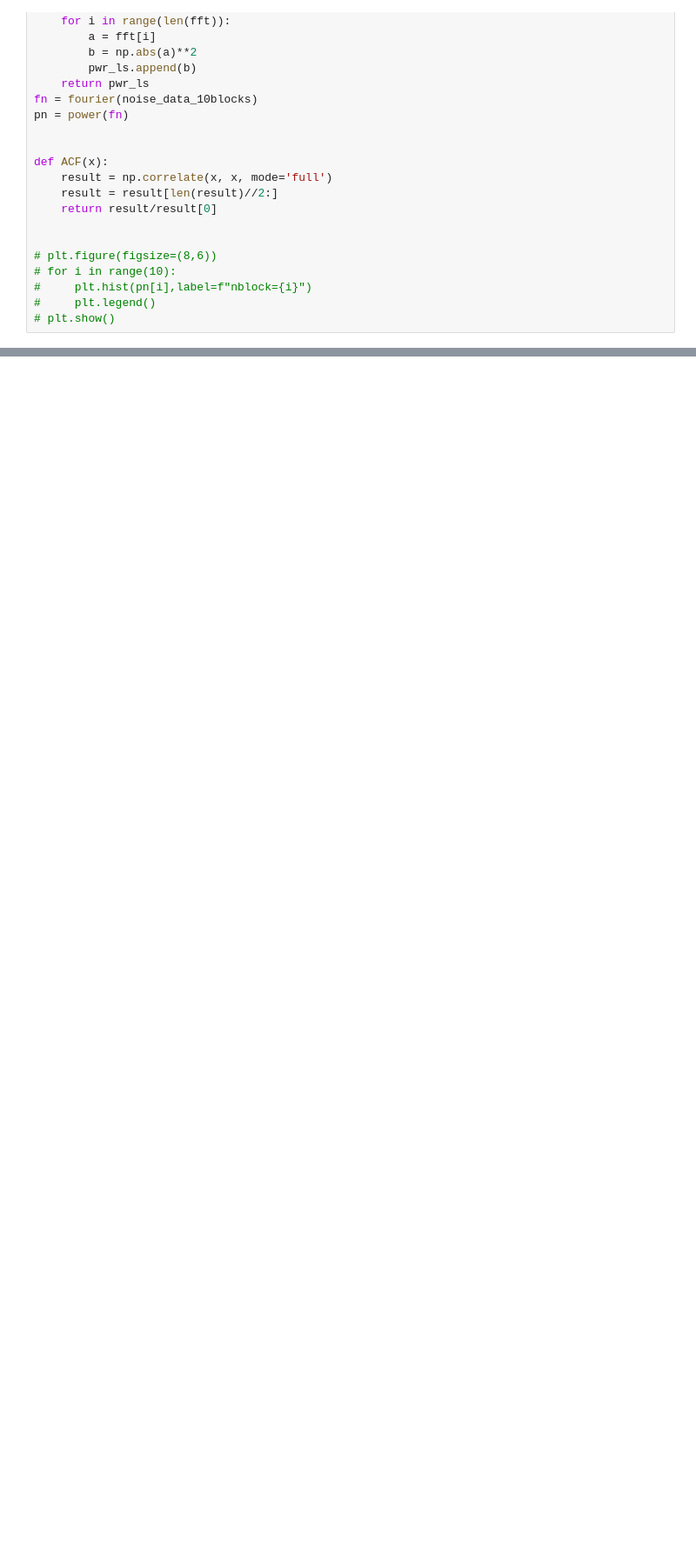
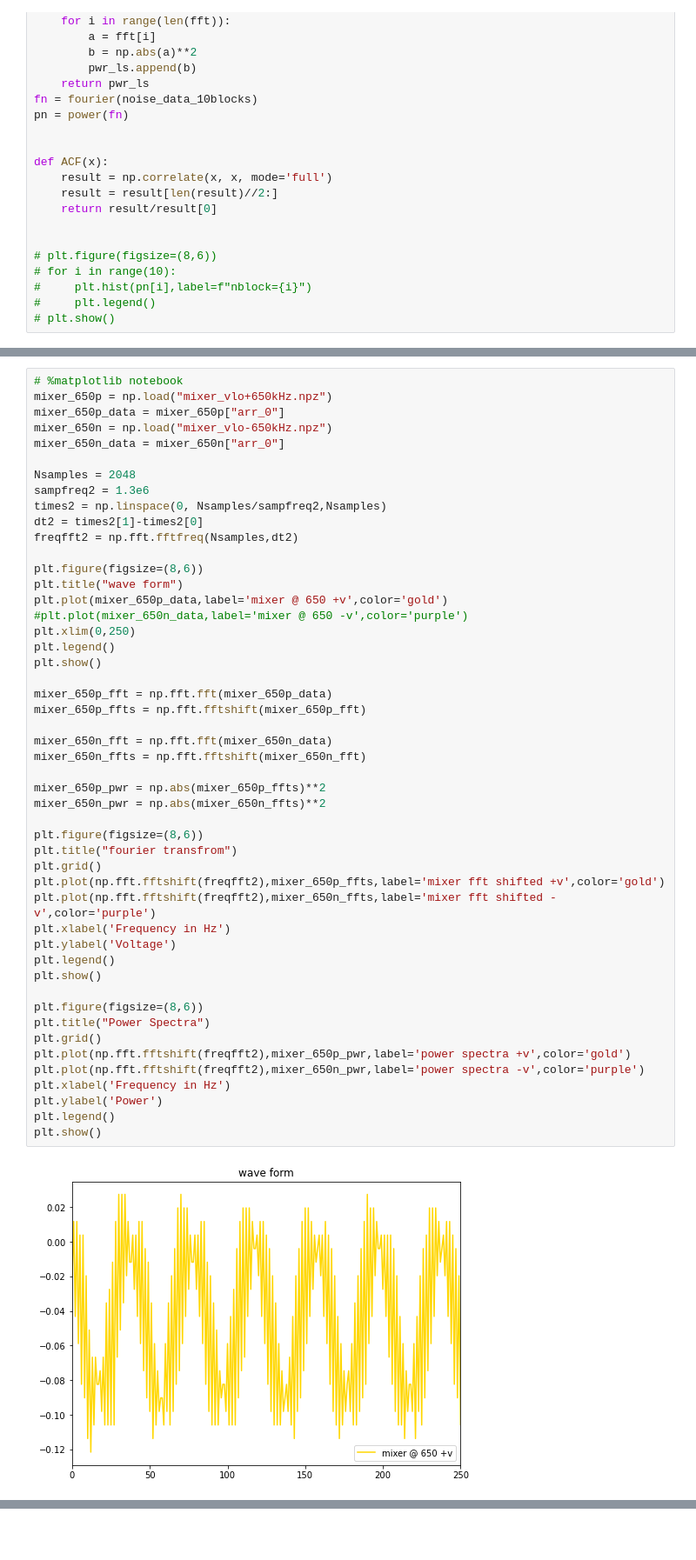
Before and after one commit to johnnyhff11/Lab1_scripts, a Jupyter notebook: Astro 121 lab 1 .ipynb, the cells around one changed output, grey strips where cells are left out. Shown at 87% size. Saved outputs shown, nothing was run; the diff lists cells and outputs as text; blank space fills up the shorter version.

```diff
--- a/Astro 121 lab 1 .ipynb
+++ b/Astro 121 lab 1 .ipynb
@@ -186,0 +186,51 @@ plt.show()
+# %%
+# %matplotlib notebook
+mixer_650p = np.load("mixer_vlo+650kHz.npz")
+mixer_650p_data = mixer_650p["arr_0"]
+mixer_650n = np.load("mixer_vlo-650kHz.npz")
+mixer_650n_data = mixer_650n["arr_0"]
+
+Nsamples = 2048
+sampfreq2 = 1.3e6
+times2 = np.linspace(0, Nsamples/sampfreq2,Nsamples)
+dt2 = times2[1]-times2[0]
+freqfft2 = np.fft.fftfreq(Nsamples,dt2)
+
+plt.figure(figsize=(8,6))
+plt.title("wave form")
+plt.plot(mixer_650p_data,label='mixer @ 650 +v',color='gold')
+#plt.plot(mixer_650n_data,label='mixer @ 650 -v',color='purple')
+plt.xlim(0,250)
+plt.legend()
+plt.show()
+
+mixer_650p_fft = np.fft.fft(mixer_650p_data)
+mixer_650p_ffts = np.fft.fftshift(mixer_650p_fft)
+
+mixer_650n_fft = np.fft.fft(mixer_650n_data)
+mixer_650n_ffts = np.fft.fftshift(mixer_650n_fft)
+
+mixer_650p_pwr = np.abs(mixer_650p_ffts)**2
+mixer_650n_pwr = np.abs(mixer_650n_ffts)**2
+
+plt.figure(figsize=(8,6))
+plt.title("fourier transfrom")
+plt.grid()
+plt.plot(np.fft.fftshift(freqfft2),mixer_650p_ffts,label='mixer fft shifted +v',color='gold')
+plt.plot(np.fft.fftshift(freqfft2),mixer_650n_ffts,label='mixer fft shifted -v',color='purple')
+plt.xlabel('Frequency in Hz')
+plt.ylabel('Voltage')
+plt.legend()
+plt.show()
+
+plt.figure(figsize=(8,6))
+plt.title("Power Spectra")
+plt.grid()
+plt.plot(np.fft.fftshift(freqfft2),mixer_650p_pwr,label='power spectra +v',color='gold')
+plt.plot(np.fft.fftshift(freqfft2),mixer_650n_pwr,label='power spectra -v',color='purple')
+plt.xlabel('Frequency in Hz')
+plt.ylabel('Power')
+plt.legend()
+plt.show()
+# %% [output]
+[figure, added]
```
Also changed, not shown: parts of 12 cells of this notebook.
